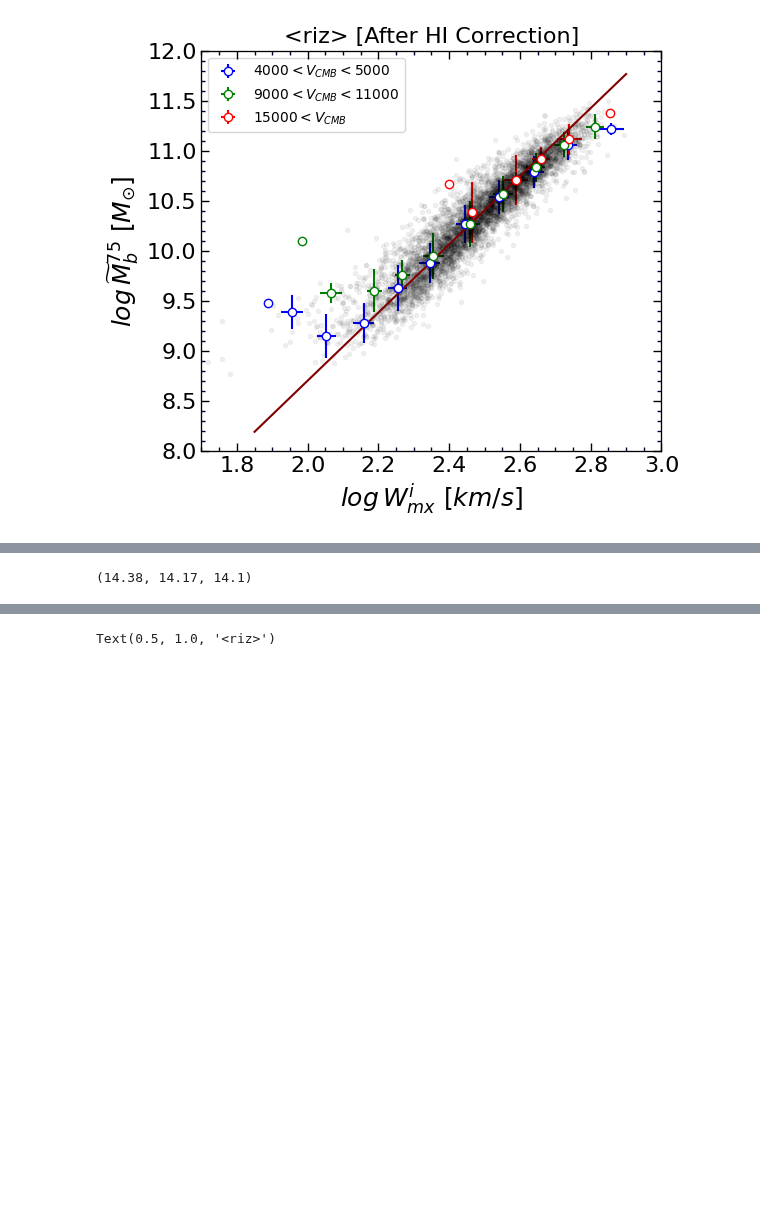
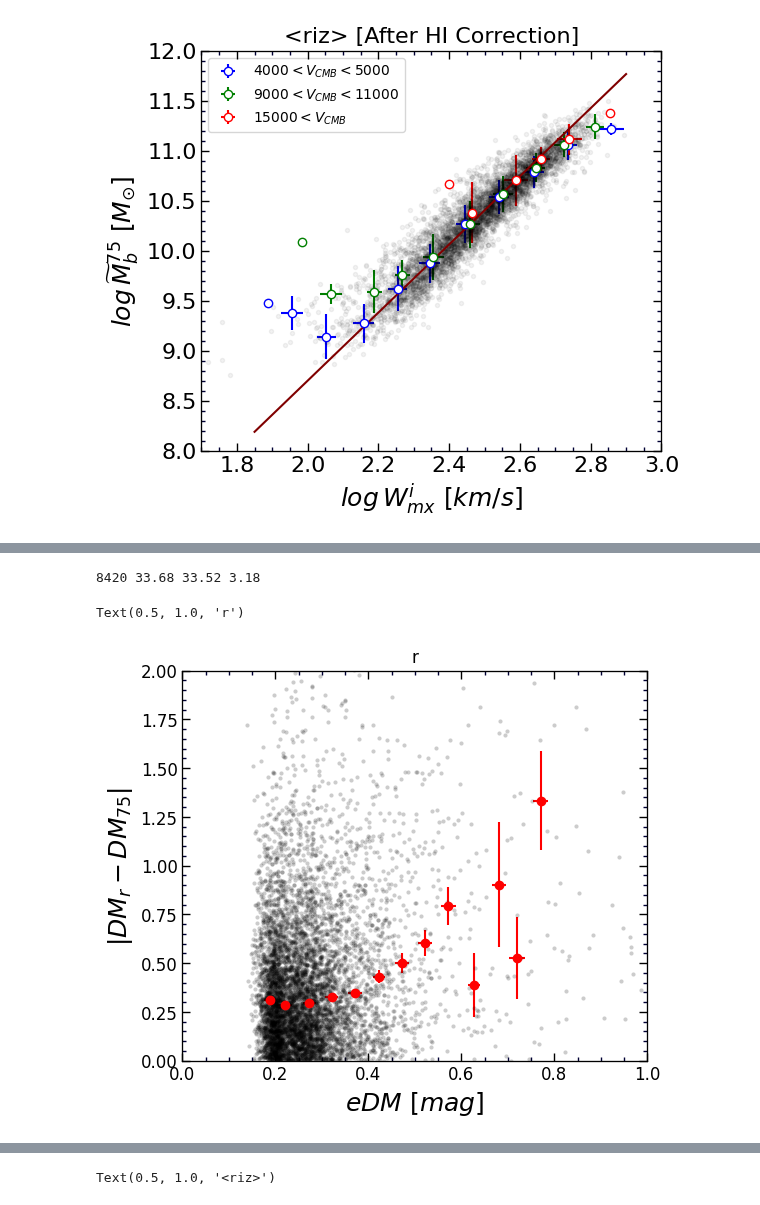
Before and after one commit to ekourkchi/test_TFRcatal, a Jupyter notebook: BTFR_MLratio_r.ipynb, the cells around one changed output, grey strips where cells are left out. Cells and saved outputs as stored; diff of their text form; code cells hidden in the pictures; blank space fills up the shorter version.

```diff
--- a/BTFR_MLratio_r.ipynb
+++ b/BTFR_MLratio_r.ipynb
@@ -267,7 +267,8 @@ beta = 1.617
 df['logMs_riz'] = df.logMs_r
 df['Ms_riz'] = 10**df.logMs_riz
 # %%
-mc = -5.9676368486219615e-05
+mc = -6.158810238893366e-05
+
 def HI_corrector(mc, bc, V3k):
     return mc*V3k+bc
 # %%
@@ -627,7 +704,48 @@ Execution time:
-# %%
-mag_r[j], mag_i[j], mag_z[j]
-# %% [output]
-(14.38, 14.17, 14.1)
+# %%
+for j in range(N):
+
+    if np.abs(DM_fid[j]-DMav_fid[j]) > 0.1:
+        print(PGC[j], "%.2f"%DM_fid[j], "%.2f"%DMav_fid[j], "%.2f"%eDM_fid[j])
+# %% [output]
+8420 33.68 33.52 3.18
+# %%
+fig = py.figure(figsize=(5,5), dpi=100)
+fig.subplots_adjust(wspace=0, top=0.9, bottom=0.12, left=0.05, right=0.98)
+ax = fig.add_subplot(111)
+
+
+X = eDM_fid
+Y = np.abs(DMav_fid - dff.DM_75.values)
+
+ax.plot(X, Y, 'k.', alpha=0.2, mfc='k', mec='none')
+
+# X = X[np.abs(Y)<0.40]
+# Y = Y[np.abs(Y)<0.40]
+
+
+for i in np.arange(0.15,0.8,0.05):
+    xp = []
+    yp = []
+    for ii in range(len(X)):
+        xi = X[ii]
+        if xi>=i and xi<i+0.05:
+            xp.append(xi)
+            yp.append(Y[ii])
+    if len(xp)>0:
+        ax.errorbar(np.median(xp), np.median(yp), yerr=np.std(yp)/np.sqrt(len(yp)), xerr=np.std(xp), fmt='o',
+                    color='r', ms=6)
+
+ax.set_ylabel(r'$|DM_{r} - DM_{75}|$', fontsize=18)
+ax.set_xlabel(r'$eDM \/\/ [mag]$', fontsize=18)
+
+# ax.plot([0,1], [0,0], ':', color='k')
+
+set_axes(ax, (0,1), (0,2), fontsize=12)
+
+ax.set_title("r")
+# %% [output]
+Text(0.5, 1.0, 'r')
+[figure, added]
 # %%
 dff['dDM'] = DM_fid - dff.DM_75.values
 dff['DMriz_fid'] = DM_fid
```
Also changed, not shown: parts of 9 cells of this notebook, 10 other files.
